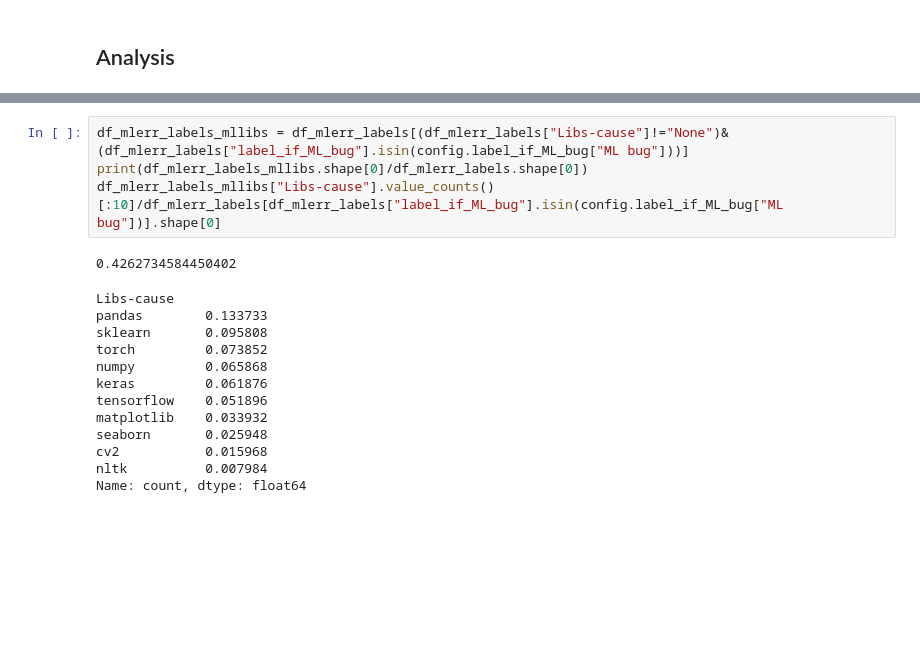
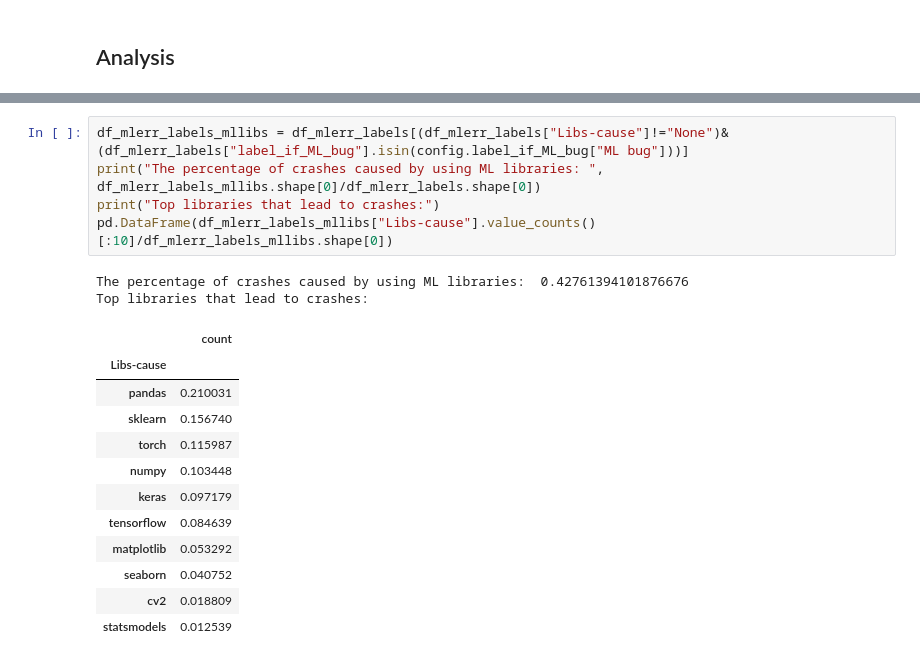
Before and after one commit to PELAB-LiU/jupyter_nbs_empirical, a Jupyter notebook: data_analysis_[additional-manual_labels_libraries].ipynb, the cells around one changed output, grey strips where cells are left out. Cells and saved outputs as stored; diff of their text form; blank space fills up the shorter version.

```diff
--- a/data_analysis_[additional-manual_labels_libraries].ipynb
+++ b/data_analysis_[additional-manual_labels_libraries].ipynb
@@ -43,19 +17,21 @@ df_mlerr_labels = pd.read_excel(config.path_default.joinpath('Manual_labeing/lib
 # %%
 df_mlerr_labels_mllibs = df_mlerr_labels[(df_mlerr_labels["Libs-cause"]!="None")&(df_mlerr_labels["label_if_ML_bug"].isin(config.label_if_ML_bug["ML bug"]))]
-print(df_mlerr_labels_mllibs.shape[0]/df_mlerr_labels.shape[0])
-df_mlerr_labels_mllibs["Libs-cause"].value_counts()[:10]/df_mlerr_labels[df_mlerr_labels["label_if_ML_bug"].isin(config.label_if_ML_bug["ML bug"])].shape[0]
+print("The percentage of crashes caused by using ML libraries: ", df_mlerr_labels_mllibs.shape[0]/df_mlerr_labels.shape[0])
+print("Top libraries that lead to crashes:")
+pd.DataFrame(df_mlerr_labels_mllibs["Libs-cause"].value_counts()[:10]/df_mlerr_labels_mllibs.shape[0])
 # %% [output]
-0.4262734584450402
+The percentage of crashes caused by using ML libraries:  0.42761394101876676
+Top libraries that lead to crashes:
-Libs-cause
-pandas        0.133733
-sklearn       0.095808
-torch         0.073852
-numpy         0.065868
-keras         0.061876
-tensorflow    0.051896
-matplotlib    0.033932
-seaborn       0.025948
-cv2           0.015968
-nltk          0.007984
-Name: count, dtype: float64
+|  | count |
+| Libs-cause |  |
+| pandas | 0.210031 |
+| sklearn | 0.156740 |
+| torch | 0.115987 |
+| numpy | 0.103448 |
+| keras | 0.097179 |
+| tensorflow | 0.084639 |
+| matplotlib | 0.053292 |
+| seaborn | 0.040752 |
+| cv2 | 0.018809 |
+| statsmodels | 0.012539 |
 # %%
```
Also changed, not shown: parts of 9 cells of this notebook.
